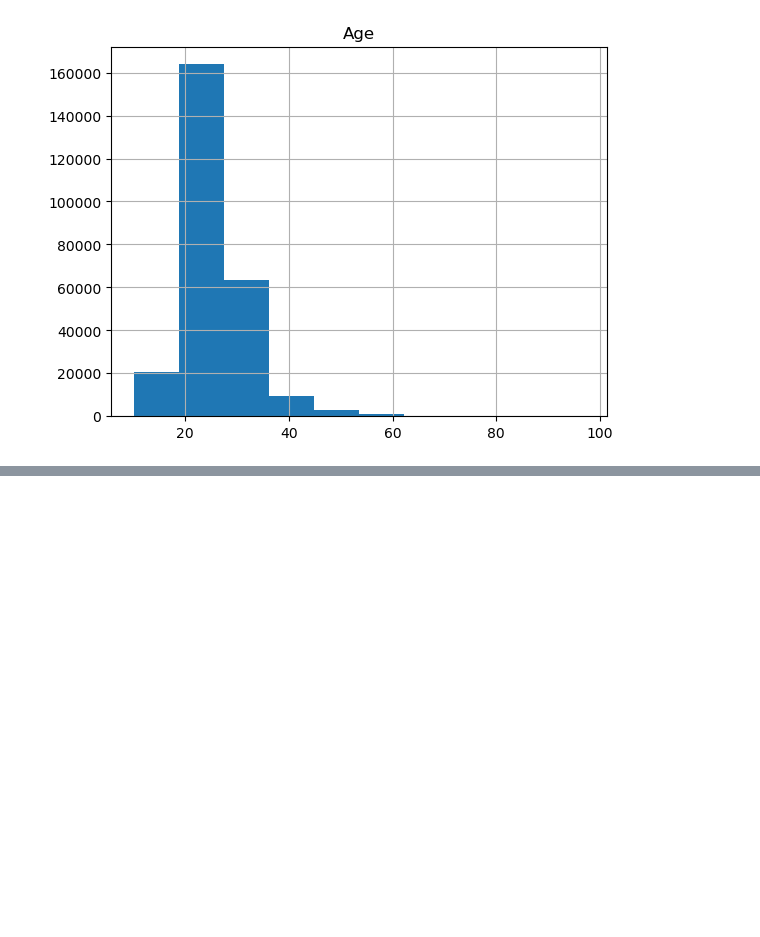
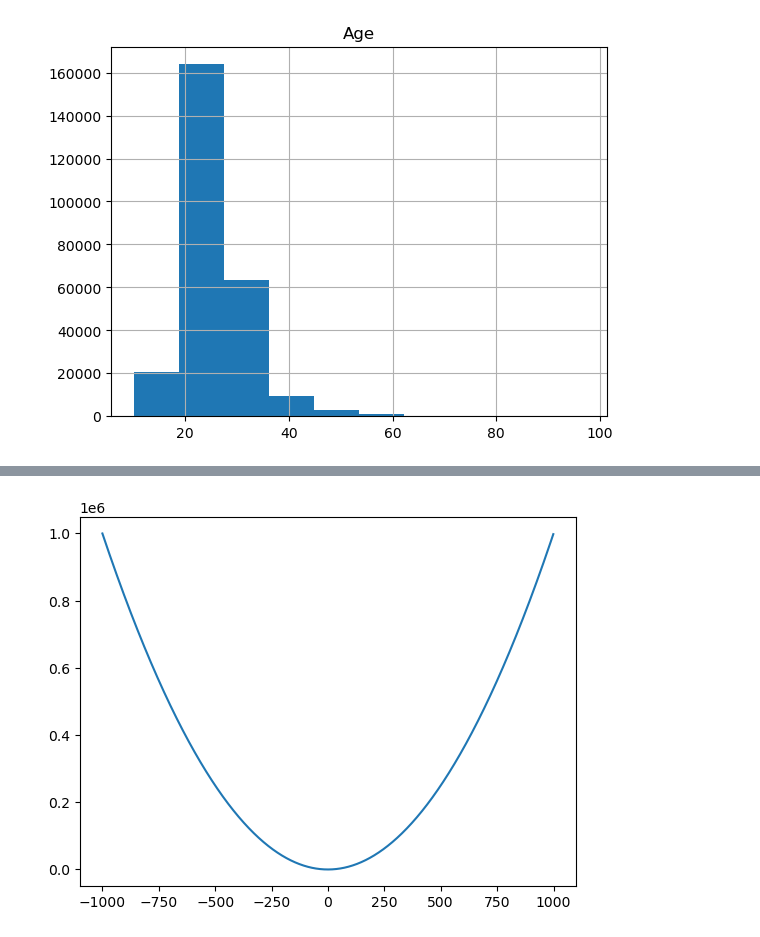
Before and after one commit to francojra/python_para_machine_learning, a Jupyter notebook: Machine_Learning.ipynb, the cells around one changed output, grey strips where cells are left out. Cells and saved outputs as stored; diff of their text form; code cells hidden in the pictures; blank space fills up the shorter version.

```diff
--- a/Machine_Learning.ipynb
+++ b/Machine_Learning.ipynb
@@ -884,0 +894,6 @@ plt.show()
+# %%
+x2 = np.arange(-1000, 1000, 1)
+plt.plot(x2, x2**2)
+plt.show()
+# %% [output]
+[figure, added]
```
Also changed, not shown: parts of 16 cells of this notebook.
